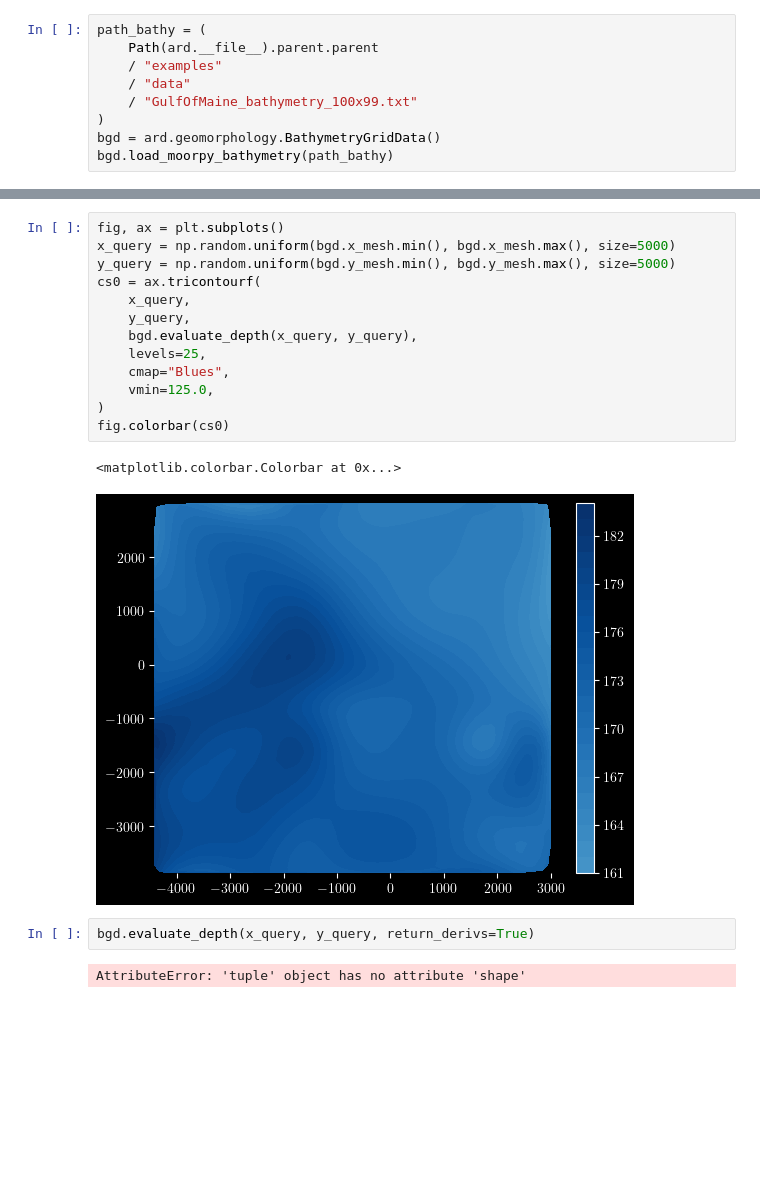
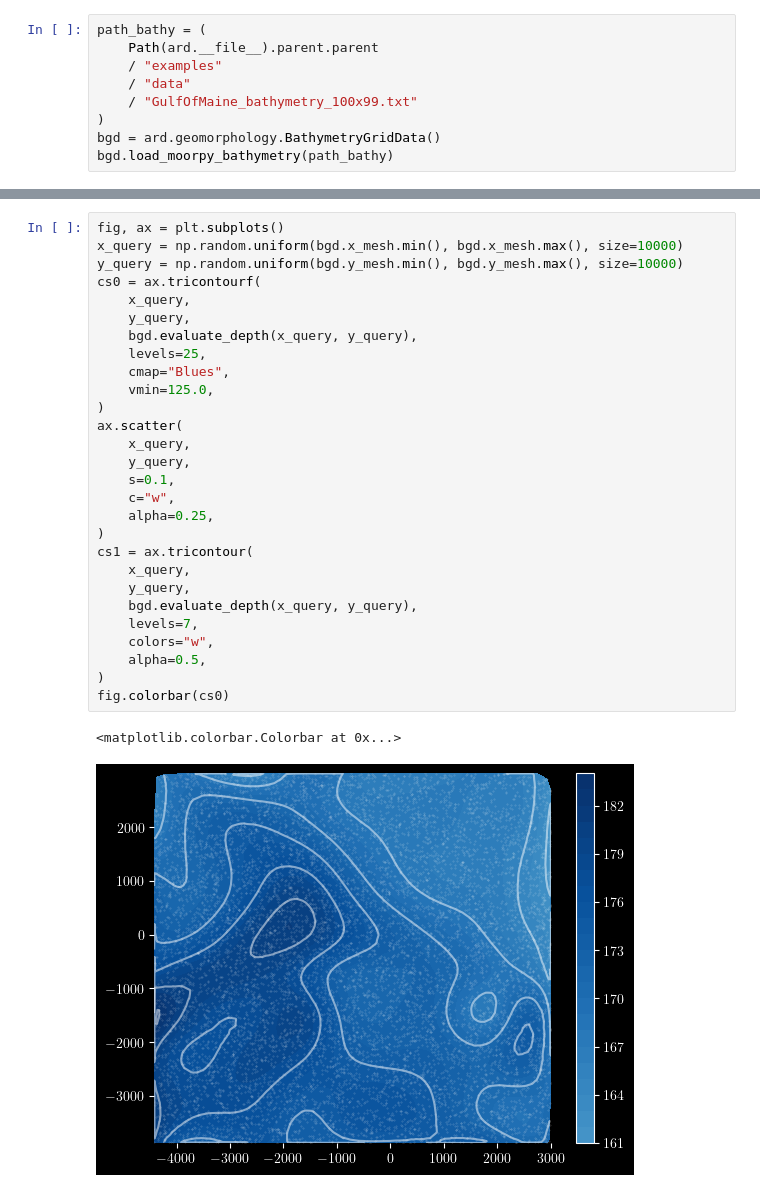
Before and after one commit to WISDEM/Ard, a Jupyter notebook: examples/offshore/bathymetry.ipynb, the cells around one changed output, grey strips where cells are left out. Cells and saved outputs as stored; diff of their text form; blank space fills up the shorter version.

```diff
--- a/examples/offshore/bathymetry.ipynb
+++ b/examples/offshore/bathymetry.ipynb
@@ -58,20 +58,31 @@ cb0.set_label("bathymetric depth (m)")
 # %%
 fig, ax = plt.subplots()
-x_query = np.random.uniform(bgd.x_mesh.min(), bgd.x_mesh.max(), size=5000)
-y_query = np.random.uniform(bgd.y_mesh.min(), bgd.y_mesh.max(), size=5000)
+x_query = np.random.uniform(bgd.x_mesh.min(), bgd.x_mesh.max(), size=10000)
+y_query = np.random.uniform(bgd.y_mesh.min(), bgd.y_mesh.max(), size=10000)
 cs0 = ax.tricontourf(
     x_query,
     y_query,
     bgd.evaluate_depth(x_query, y_query),
     levels=25,
     cmap="Blues",
     vmin=125.0,
 )
+ax.scatter(
+    x_query,
+    y_query,
+    s=0.1,
+    c="w",
+    alpha=0.25,
+)
+cs1 = ax.tricontour(
+    x_query,
+    y_query,
+    bgd.evaluate_depth(x_query, y_query),
+    levels=7,
+    colors="w",
+    alpha=0.5,
+)
 fig.colorbar(cs0)
 # %% [output]
 <matplotlib.colorbar.Colorbar at 0x...>
-[figure, old version]
+[figure, new version]
-# %%
-bgd.evaluate_depth(x_query, y_query, return_derivs=True)
-# %% [output]
-AttributeError: 'tuple' object has no attribute 'shape'
```
Also changed, not shown: parts of 1 cell of this notebook, 1 other file.
